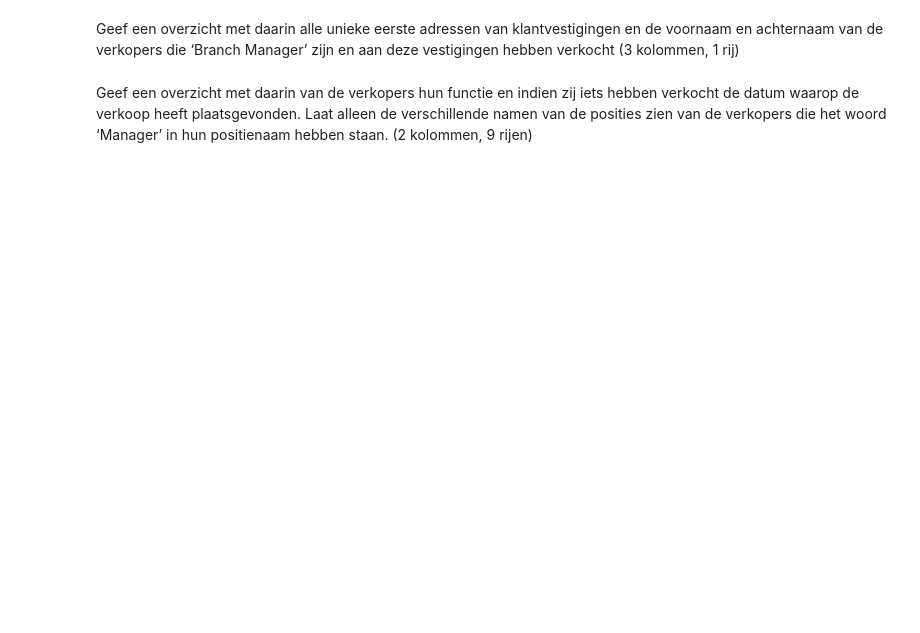
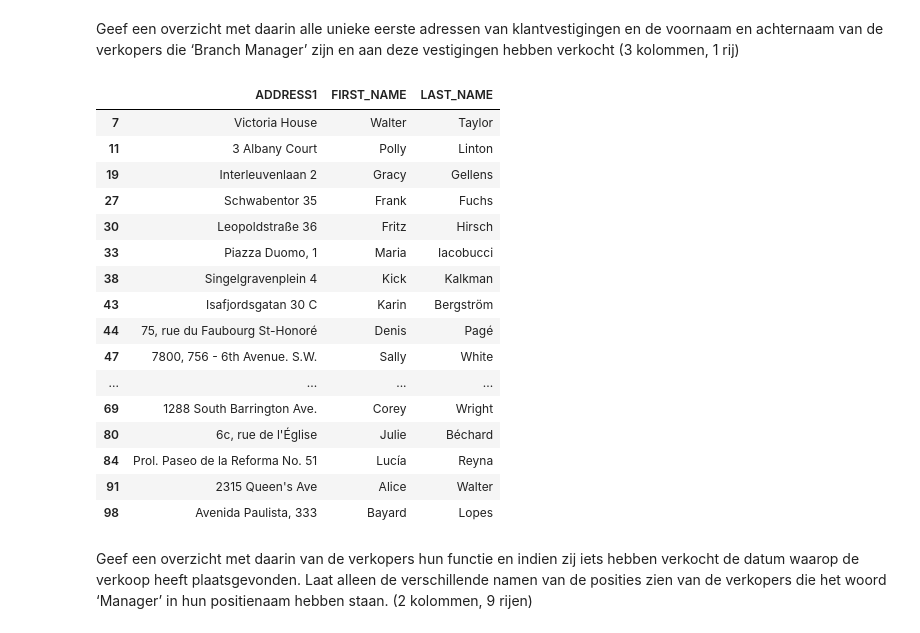
Before and after one commit to david1law/DEDS_Portfolio, a Jupyter notebook: Practicum_2.3_Opdrachten.ipynb, the cells around one changed output. Drawn from its saved outputs; the diff is of its cells as text; code cells hidden in the pictures; blank space fills up the shorter version.

```diff
--- a/Practicum_2.3_Opdrachten.ipynb
+++ b/Practicum_2.3_Opdrachten.ipynb
@@ -227,4 +260,26 @@ Geef een overzicht met daarin de productnamen die tot het producttype ‘Eyewear
 # %% [markdown]
 Geef een overzicht met daarin alle unieke eerste adressen van klantvestigingen en de voornaam en achternaam van de verkopers die ‘Branch Manager’ zijn en aan deze vestigingen hebben verkocht (3 kolommen, 1 rij)
+# %%
+merged = pd.merge(sales_staff, sales_branch, left_on='SALES_BRANCH_CODE', how='inner', right_on='SALES_BRANCH_CODE')
+filter = merged['POSITION_EN'] == 'Branch Manager'
+pd.DataFrame(merged.loc[filter, ['ADDRESS1', 'FIRST_NAME', 'LAST_NAME']])
+# %% [output]
+|  | ADDRESS1 | FIRST_NAME | LAST_NAME |
+| 7 | Victoria House | Walter | Taylor |
+| 11 | 3 Albany Court | Polly | Linton |
+| 19 | Interleuvenlaan 2 | Gracy | Gellens |
+| 27 | Schwabentor 35 | Frank | Fuchs |
+| 30 | Leopoldstraße 36 | Fritz | Hirsch |
+| 33 | Piazza Duomo, 1 | Maria | Iacobucci |
+| 38 | Singelgravenplein 4 | Kick | Kalkman |
+| 43 | Isafjordsgatan 30 C | Karin | Bergström |
+| 44 | 75, rue du Faubourg St-Honoré | Denis | Pagé |
+| 47 | 7800, 756 - 6th Avenue. S.W. | Sally | White |
+| ... | ... | ... | ... |
+| 69 | 1288 South Barrington Ave. | Corey | Wright |
+| 80 | 6c, rue de l'Église | Julie | Béchard |
+| 84 | Prol. Paseo de la Reforma No. 51 | Lucía | Reyna |
+| 91 | 2315 Queen's Ave | Alice | Walter |
+| 98 | Avenida Paulista, 333 | Bayard | Lopes |
 # %% [markdown]
 Geef een overzicht met daarin van de verkopers hun functie en indien zij iets hebben verkocht de datum waarop de verkoop heeft plaatsgevonden. Laat alleen de verschillende namen van de posities zien van de verkopers die het woord ‘Manager’ in hun positienaam hebben staan. (2 kolommen, 9 rijen)
```
Also changed, not shown: parts of 8 cells of this notebook.
